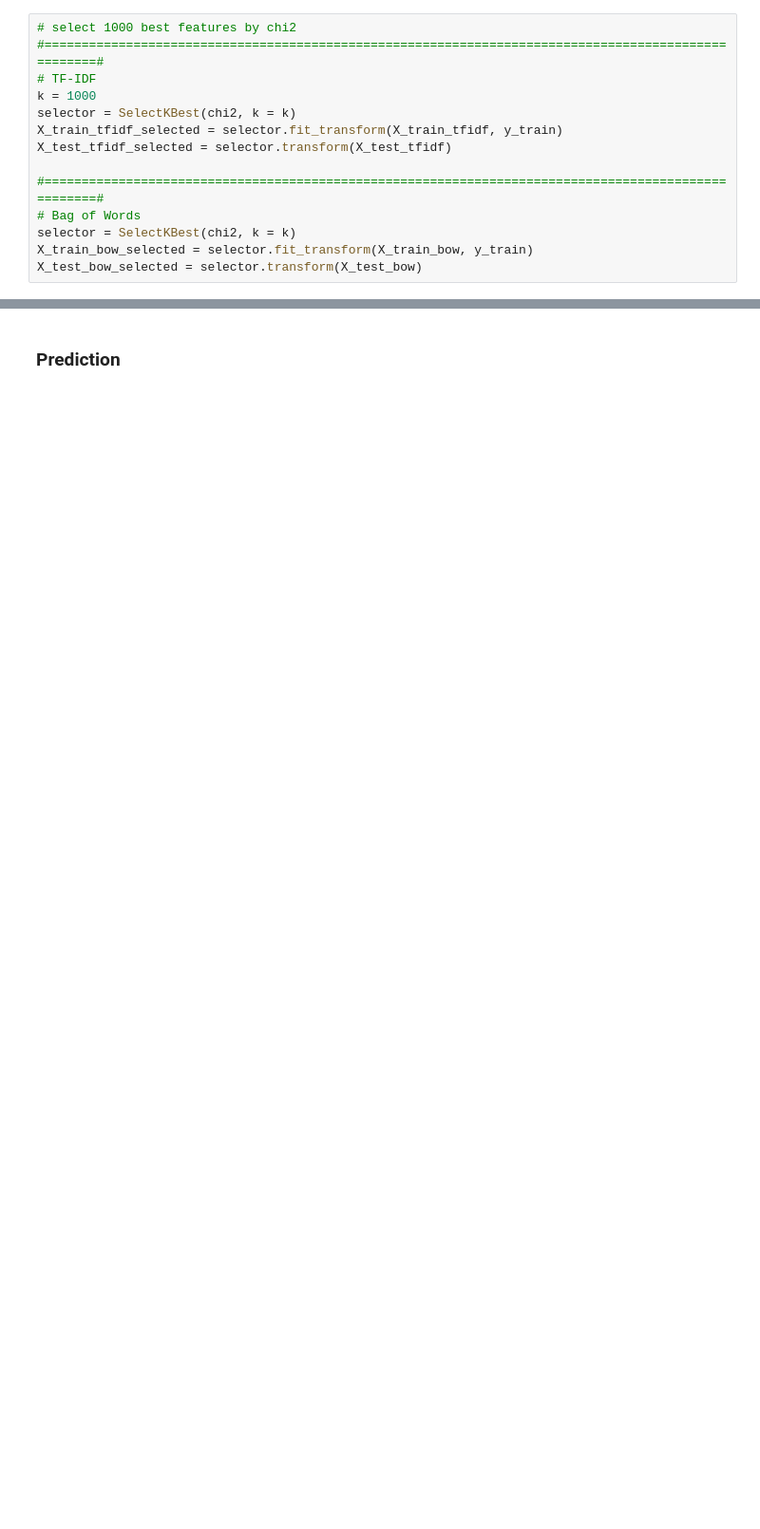
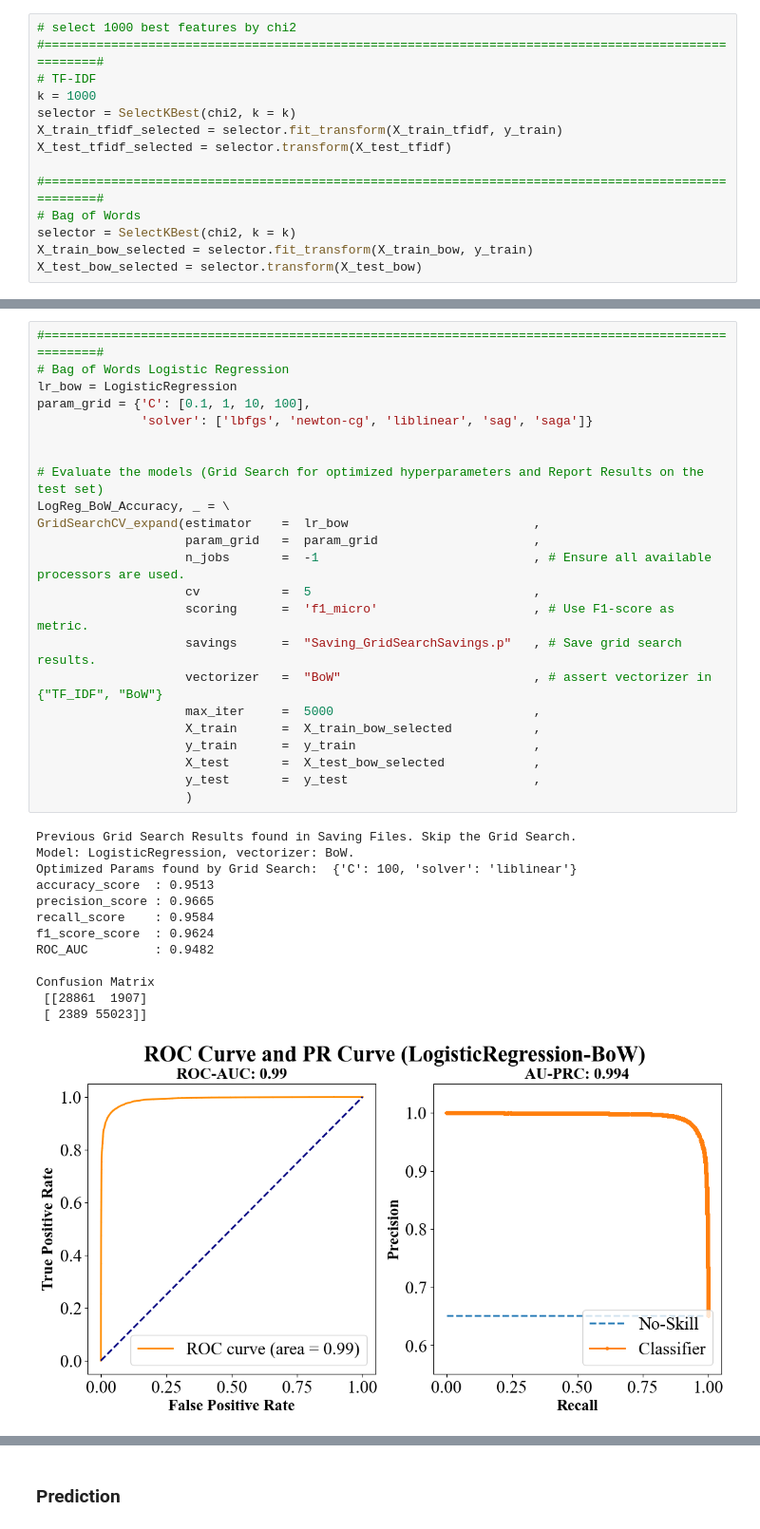
Before and after one commit to Zhiqing-Xu/SentimentAnalysis, a Jupyter notebook: ZX_Part_1_2.ipynb, the cells around one changed output, grey strips where cells are left out. Shown at 95% size. Drawn from its saved outputs; the diff is of its cells as text; blank space fills up the shorter version.

```diff
--- a/ZX_Part_1_2.ipynb
+++ b/ZX_Part_1_2.ipynb
@@ -720,0 +689,37 @@ Grid Search has found best parameters for the model are, {'learning_rate': 0.5,
+# %%
+#====================================================================================================#
+# Bag of Words Logistic Regression
+lr_bow = LogisticRegression
+param_grid = {'C': [0.1, 1, 10, 100],
+              'solver': ['lbfgs', 'newton-cg', 'liblinear', 'sag', 'saga']}
+
+
+# Evaluate the models (Grid Search for optimized hyperparameters and Report Results on the test set)
+LogReg_BoW_Accuracy, _ = \
+GridSearchCV_expand(estimator    =  lr_bow                         ,
+                    param_grid   =  param_grid                     ,
+                    n_jobs       =  -1                             , # Ensure all available processors are used.
+                    cv           =  5                              ,
+                    scoring      =  'f1_micro'                     , # Use F1-score as metric.
+                    savings      =  "Saving_GridSearchSavings.p"   , # Save grid search results.
+                    vectorizer   =  "BoW"                          , # assert vectorizer in {"TF_IDF", "BoW"}
+                    max_iter     =  5000                           ,
+                    X_train      =  X_train_bow_selected           ,
+                    y_train      =  y_train                        ,
+                    X_test       =  X_test_bow_selected            ,
+                    y_test       =  y_test                         ,
+                    )
+# %% [output]
+Previous Grid Search Results found in Saving Files. Skip the Grid Search.
+Model: LogisticRegression, vectorizer: BoW.
+Optimized Params found by Grid Search:  {'C': 100, 'solver': 'liblinear'}
+accuracy_score  : 0.9513
+precision_score : 0.9665
+recall_score    : 0.9584
+f1_score_score  : 0.9624
+ROC_AUC         : 0.9482
+
+Confusion Matrix
+ [[28861  1907]
+ [ 2389 55023]]
+[figure, added]
```
Also changed, not shown: parts of 84 cells of this notebook, 47 other files.
